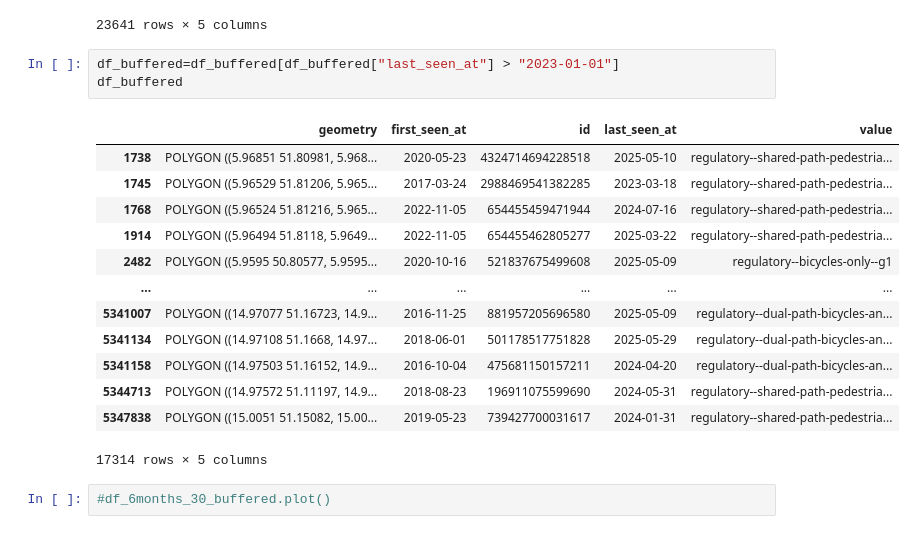
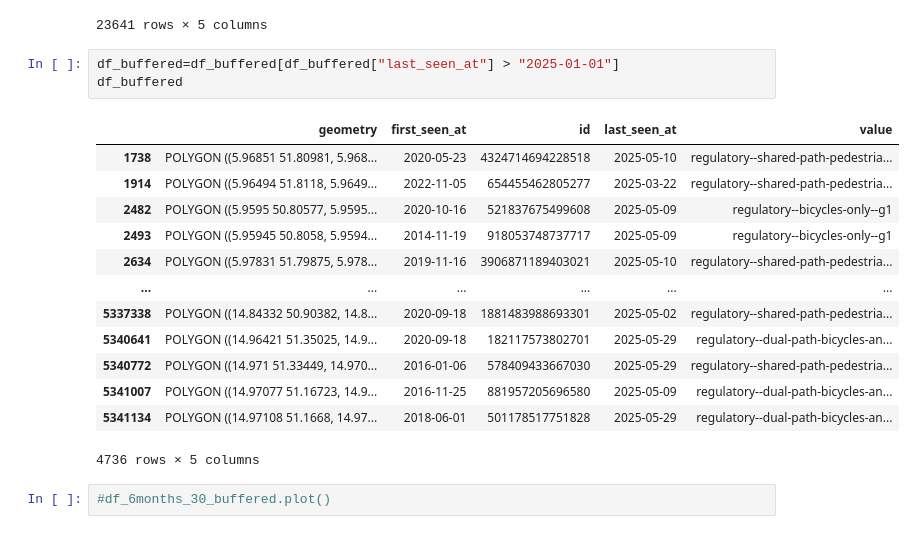
Before and after one commit to vizsim/unfallkarte, a Jupyter notebook: scenarios/scenario7_mapillary-data_cycleways.ipynb, the cells around one changed output. Cells and saved outputs as stored; diff of their text form.

```diff
--- a/scenarios/scenario7_mapillary-data_cycleways.ipynb
+++ b/scenarios/scenario7_mapillary-data_cycleways.ipynb
@@ -225,22 +211,22 @@ df_buffered
 | 5348028 | POLYGON ((15.00735 51.14983, 15.0... | 2020-01-11 | 277843004066722 | 2022-07-28 | regulatory--dual-path-bicycles-an... |
 23641 rows × 5 columns
 # %%
-df_buffered=df_buffered[df_buffered["last_seen_at"] > "2023-01-01"]
+df_buffered=df_buffered[df_buffered["last_seen_at"] > "2025-01-01"]
 df_buffered
 # %% [output]
 |  | geometry | first_seen_at | id | last_seen_at | value |
 | 1738 | POLYGON ((5.96851 51.80981, 5.968... | 2020-05-23 | 4324714694228518 | 2025-05-10 | regulatory--shared-path-pedestria... |
-| 1745 | POLYGON ((5.96529 51.81206, 5.965... | 2017-03-24 | 2988469541382285 | 2023-03-18 | regulatory--shared-path-pedestria... |
-| 1768 | POLYGON ((5.96524 51.81216, 5.965... | 2022-11-05 | 654455459471944 | 2024-07-16 | regulatory--shared-path-pedestria... |
 | 1914 | POLYGON ((5.96494 51.8118, 5.9649... | 2022-11-05 | 654455462805277 | 2025-03-22 | regulatory--shared-path-pedestria... |
 | 2482 | POLYGON ((5.9595 50.80577, 5.9595... | 2020-10-16 | 521837675499608 | 2025-05-09 | regulatory--bicycles-only--g1 |
+| 2493 | POLYGON ((5.95945 50.8058, 5.9594... | 2014-11-19 | 918053748737717 | 2025-05-09 | regulatory--bicycles-only--g1 |
+| 2634 | POLYGON ((5.97831 51.79875, 5.978... | 2019-11-16 | 3906871189403021 | 2025-05-10 | regulatory--shared-path-pedestria... |
 | ... | ... | ... | ... | ... | ... |
+| 5337338 | POLYGON ((14.84332 50.90382, 14.8... | 2020-09-18 | 1881483988693301 | 2025-05-02 | regulatory--shared-path-pedestria... |
+| 5340641 | POLYGON ((14.96421 51.35025, 14.9... | 2020-09-18 | 182117573802701 | 2025-05-29 | regulatory--dual-path-bicycles-an... |
+| 5340772 | POLYGON ((14.971 51.33449, 14.970... | 2016-01-06 | 578409433667030 | 2025-05-29 | regulatory--shared-path-pedestria... |
 | 5341007 | POLYGON ((14.97077 51.16723, 14.9... | 2016-11-25 | 881957205696580 | 2025-05-09 | regulatory--dual-path-bicycles-an... |
 | 5341134 | POLYGON ((14.97108 51.1668, 14.97... | 2018-06-01 | 501178517751828 | 2025-05-29 | regulatory--dual-path-bicycles-an... |
-| 5341158 | POLYGON ((14.97503 51.16152, 14.9... | 2016-10-04 | 475681150157211 | 2024-04-20 | regulatory--dual-path-bicycles-an... |
-| 5344713 | POLYGON ((14.97572 51.11197, 14.9... | 2018-08-23 | 196911075599690 | 2024-05-31 | regulatory--shared-path-pedestria... |
-| 5347838 | POLYGON ((15.0051 51.15082, 15.00... | 2019-05-23 | 739427700031617 | 2024-01-31 | regulatory--shared-path-pedestria... |
-17314 rows × 5 columns
+4736 rows × 5 columns
 # %%
 #df_6months_30_buffered.plot()
 # %%
```
Also changed, not shown: parts of 7 cells of this notebook, 1 other file.
